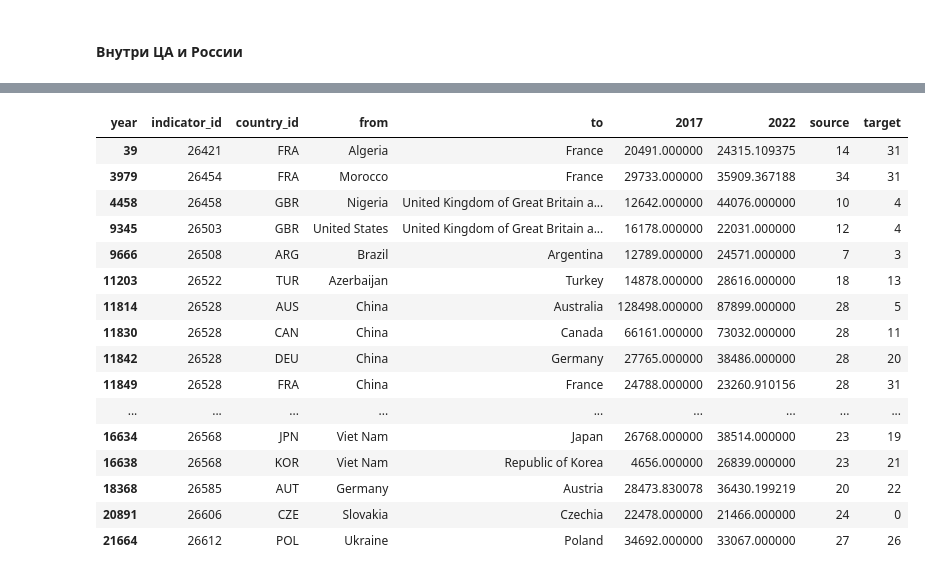
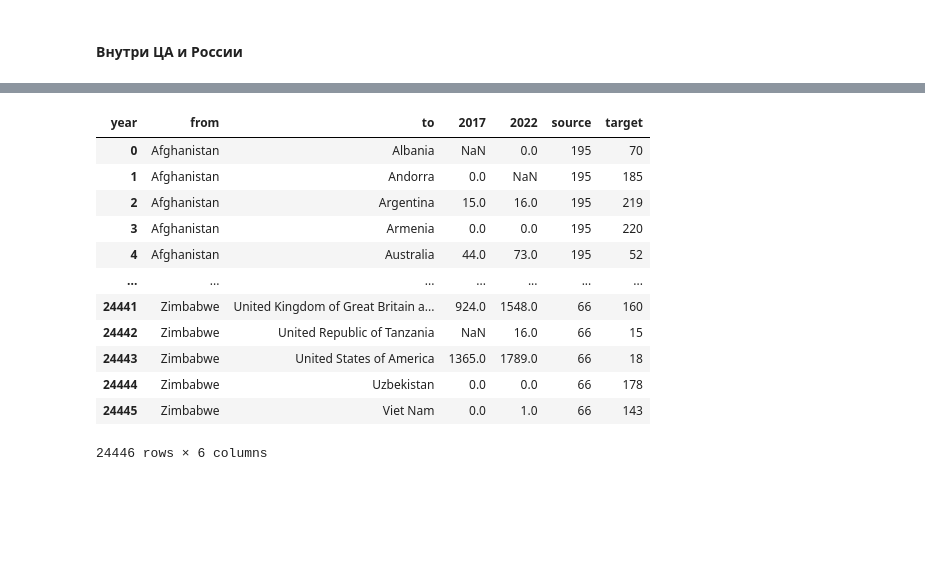
Before and after one commit to YuliyaTorgasheva/students_mobility, a Jupyter notebook: international_students_mob_CA.ipynb, the cells around one changed output, grey strips where cells are left out. Saved outputs shown, nothing was run; the diff lists cells and outputs as text; code cells hidden in the pictures; blank space fills up the shorter version.

Commit message:
inbound

```diff
--- a/international_students_mob_CA.ipynb
+++ b/international_students_mob_CA.ipynb
@@ -119,6 +110,7 @@ total_from_to = pd.merge(total_from_to,from_to_labels,left_on='indicator_id',rig
 total_from_to = pd.merge(total_from_to,country_names,left_on='country_id',right_on='COUNTRY_ID',how='left')
 total_from_to = total_from_to.rename(columns={'COUNTRY_NAME_EN':'to'})
 total_from_to =total_from_to[['indicator_id','country_id','year','value','from','to']]
+total_from_to['value'] = total_from_to['value'].astype(int)
 print(total_from_to.shape)
 total_from_to.head()
 # %% [output]
@@ -132,5 +138,9 @@ total_from_to.head()
 # %%
 #удалим строки 2022  в США - пустые
-total_from_to = total_from_to[~(total_from_to['to']=='United States') & ~(total_from_to['year']==2022)]
+total_from_to['year'] = total_from_to['year'].astype(str)
+total_from_to = total_from_to[~((total_from_to['to'] == 'United States of America') & (total_from_to['year'] == '2022'))]
+total_from_to = total_from_to[~((total_from_to['to']=='Netherlands') & (total_from_to['year']=='2022'))]
+total_from_to = total_from_to[~((total_from_to['to']=='Kazakhstan') & (total_from_to['year']=='2022'))]
+print(total_from_to.shape)
 total_from_to.head()
 # %% [output]
@@ -138,4 +154,6 @@ total_from_to.head()
 # %%
-total_from_to = pd.concat([total_from_to,usa_add_long,kaz_add_long])
+print(total_from_to.shape)
+total_from_to = pd.concat([total_from_to,usa_add_long,kaz_add_long,nld_add_long])
+print(total_from_to.shape)
 total_from_to
 # %% [output]
@@ -157,9 +177,12 @@ total_from_to
 # %% [markdown]
 На основании отчетов inbound в разрезе страна-страна
 # %%
-inbound = total_from_to[total_from_to['year'].isin([2017,2022])].pivot(index=['from','to'], columns='year', values='value').reset_index()
-inbound = inbound[~inbound['from'].isin(['unknown countries'])]
-inbound
+countries = total_from_to[total_from_to['year'].isin(['2017','2022'])]
+countries = countries[countries['from']!=countries['to']]
+countries = countries.drop_duplicates()
+countries = countries.pivot(index=['from','to'], columns='year', values='value').reset_index()
+countries = countries[countries['from']!='unknown countries']
+countries
 # %% [output]
 | year | from | to | 2017 | 2022 |
 | 0 | Afghanistan | Albania | NaN | 0.0 |
@@ -437,25 +444,21 @@ diff
 # %%
-unique_labels = list(set(diff['from']).union(set(diff['to'])))
+unique_labels = list(set(countries['from']).union(set(countries['to'])))
 label_to_index = {label: index for index, label in enumerate(unique_labels)}
-diff['source'] = diff['from'].map(label_to_index)
-diff['target'] = diff['to'].map(label_to_index)
-diff
+countries['source'] = countries['from'].map(label_to_index)
+countries['target'] = countries['to'].map(label_to_index)
+countries
 # %% [output]
-| year | indicator_id | country_id | from | to | 2017 | 2022 | source | target |
-| 39 | 26421 | FRA | Algeria | France | 20491.000000 | 24315.109375 | 14 | 31 |
-| 3979 | 26454 | FRA | Morocco | France | 29733.000000 | 35909.367188 | 34 | 31 |
-| 4458 | 26458 | GBR | Nigeria | United Kingdom of Great Britain a... | 12642.000000 | 44076.000000 | 10 | 4 |
-| 9345 | 26503 | GBR | United States | United Kingdom of Great Britain a... | 16178.000000 | 22031.000000 | 12 | 4 |
-| 9666 | 26508 | ARG | Brazil | Argentina | 12789.000000 | 24571.000000 | 7 | 3 |
-| 11203 | 26522 | TUR | Azerbaijan | Turkey | 14878.000000 | 28616.000000 | 18 | 13 |
-| 11814 | 26528 | AUS | China | Australia | 128498.000000 | 87899.000000 | 28 | 5 |
-| 11830 | 26528 | CAN | China | Canada | 66161.000000 | 73032.000000 | 28 | 11 |
-| 11842 | 26528 | DEU | China | Germany | 27765.000000 | 38486.000000 | 28 | 20 |
-| 11849 | 26528 | FRA | China | France | 24788.000000 | 23260.910156 | 28 | 31 |
-| ... | ... | ... | ... | ... | ... | ... | ... | ... |
-| 16634 | 26568 | JPN | Viet Nam | Japan | 26768.000000 | 38514.000000 | 23 | 19 |
-| 16638 | 26568 | KOR | Viet Nam | Republic of Korea | 4656.000000 | 26839.000000 | 23 | 21 |
-| 18368 | 26585 | AUT | Germany | Austria | 28473.830078 | 36430.199219 | 20 | 22 |
-| 20891 | 26606 | CZE | Slovakia | Czechia | 22478.000000 | 21466.000000 | 24 | 0 |
-| 21664 | 26612 | POL | Ukraine | Poland | 34692.000000 | 33067.000000 | 27 | 26 |
+| year | from | to | 2017 | 2022 | source | target |
+| 0 | Afghanistan | Albania | NaN | 0.0 | 195 | 70 |
+| 1 | Afghanistan | Andorra | 0.0 | NaN | 195 | 185 |
+| 2 | Afghanistan | Argentina | 15.0 | 16.0 | 195 | 219 |
+| 3 | Afghanistan | Armenia | 0.0 | 0.0 | 195 | 220 |
+| 4 | Afghanistan | Australia | 44.0 | 73.0 | 195 | 52 |
+| ... | ... | ... | ... | ... | ... | ... |
+| 24441 | Zimbabwe | United Kingdom of Great Britain a... | 924.0 | 1548.0 | 66 | 160 |
+| 24442 | Zimbabwe | United Republic of Tanzania | NaN | 16.0 | 66 | 15 |
+| 24443 | Zimbabwe | United States of America | 1365.0 | 1789.0 | 66 | 18 |
+| 24444 | Zimbabwe | Uzbekistan | 0.0 | 0.0 | 66 | 178 |
+| 24445 | Zimbabwe | Viet Nam | 0.0 | 1.0 | 66 | 143 |
+24446 rows × 6 columns
 # %%
```
Also changed, not shown: parts of 31 cells of this notebook.
